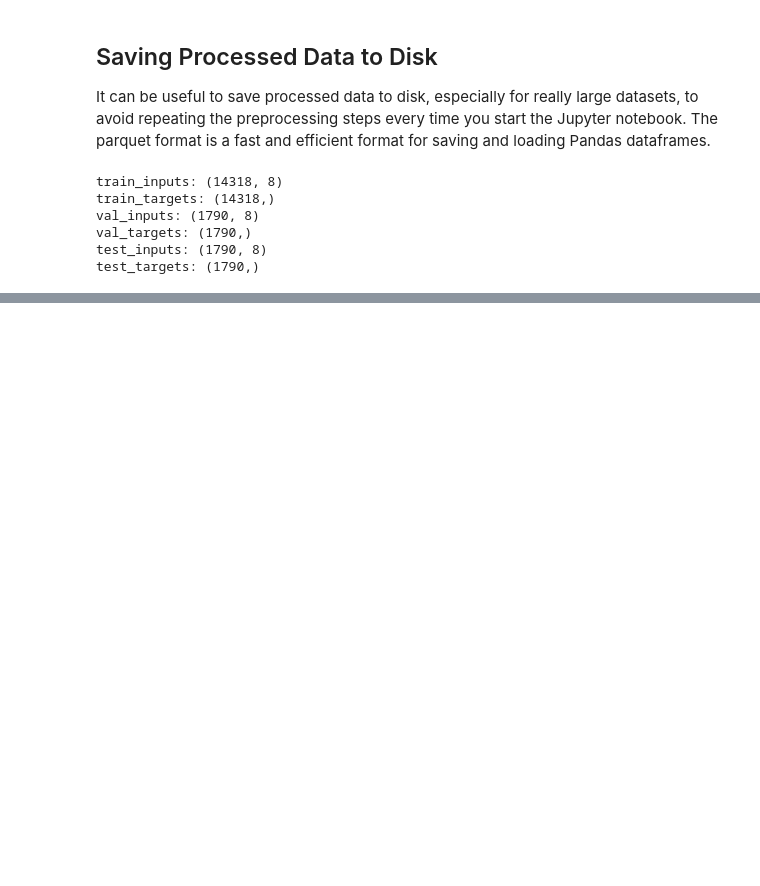
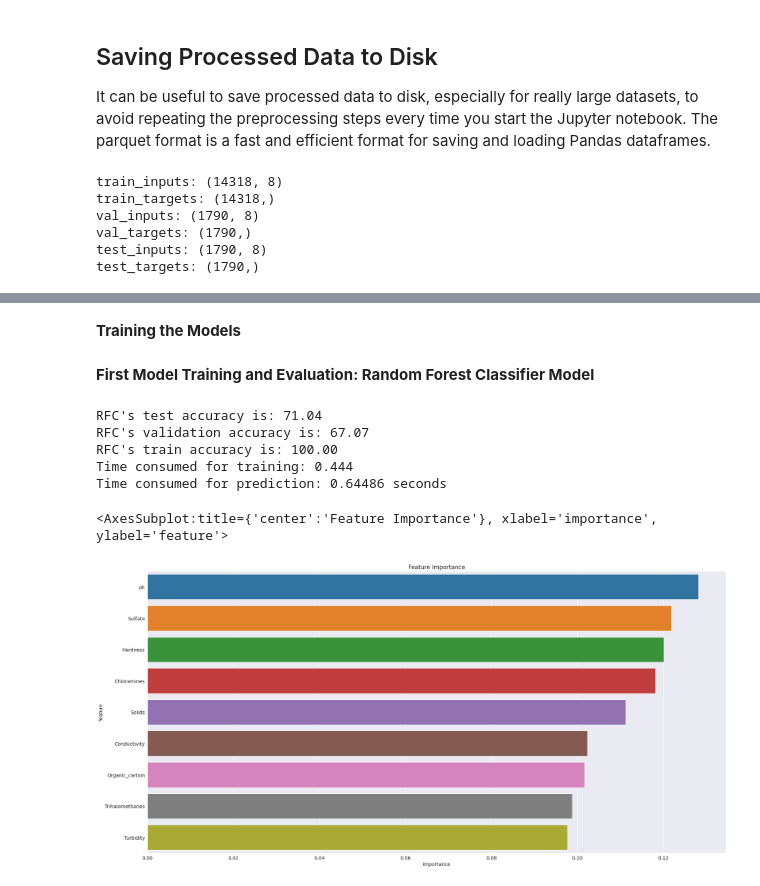
Before and after one commit to Rey-commits/AI-Computer_Vision_Projects, a Jupyter notebook: 11_Pulsar_Star_Prediction/Pulsar_Star_Prediction.ipynb, the cells around one changed output, grey strips where cells are left out. Saved outputs shown, nothing was run; the diff lists cells and outputs as text; code cells hidden in the pictures; blank space fills up the shorter version.

```diff
--- a/11_Pulsar_Star_Prediction/Pulsar_Star_Prediction.ipynb
+++ b/11_Pulsar_Star_Prediction/Pulsar_Star_Prediction.ipynb
@@ -369,0 +380,10 @@ test_inputs.to_parquet('test_inputs.parquet')
+# %%
+%%time
+
+train_inputs = pd.read_parquet('train_inputs.parquet')
+val_inputs = pd.read_parquet('val_inputs.parquet')
+test_inputs = pd.read_parquet('test_inputs.parquet')
+
+train_targets = pd.read_parquet('train_targets.parquet')[target_col]
+val_targets = pd.read_parquet('val_targets.parquet')[target_col]
+test_targets = pd.read_parquet('test_targets.parquet')[target_col]
@@ -369,0 +409,4 @@ test_inputs.to_parquet('test_inputs.parquet')
+# %% [markdown]
+<strong>Training the Models</strong>
+# %% [markdown]
+<strong>First Model Training and Evaluation: Random Forest Classifier Model</strong>
@@ -369,0 +415,43 @@ test_inputs.to_parquet('test_inputs.parquet')
+# %%
+RFC_model = RandomForestClassifier(n_jobs=-1, random_state=42)
+# %%
+import time
+training_start = time.perf_counter()
+RFC_model.fit(train_inputs[numeric_cols], train_targets)
+training_end = time.perf_counter()
+
+prediction_start = time.perf_counter()
+train_preds = RFC_model.predict(train_inputs)
+test_preds = RFC_model.predict(test_inputs)
+val_preds = RFC_model.predict(val_inputs)
+prediction_end = time.perf_counter()
+
+test_accuracy_RFC = (test_preds == test_targets).sum().astype(float)/len(test_preds)*100
+val_accuracy_RFC = (val_preds == val_targets).sum().astype(float)/len(val_preds)*100
+train_accuracy_RFC = (train_preds == train_targets).sum().astype(float)/len(train_preds)*100
+
+RFC_train_time = training_end - training_start
+RFC_prediction_time = prediction_end - prediction_start
+print("RFC's test accuracy is: %3.2f" % (test_accuracy_RFC))
+print("RFC's validation accuracy is: %3.2f" % (val_accuracy_RFC))
+print("RFC's train accuracy is: %3.2f" % (train_accuracy_RFC))
+print("Time consumed for training: %4.3f" % (RFC_train_time))
+print("Time consumed for prediction: %6.5f seconds" % (RFC_prediction_time))
+# %% [output]
+RFC's test accuracy is: 71.04
+RFC's validation accuracy is: 67.07
+RFC's train accuracy is: 100.00
+Time consumed for training: 0.444
+Time consumed for prediction: 0.64486 seconds
+# %%
+plt.figure(figsize=(30,15))
+
+importance_df = pd.DataFrame({
+    "feature": train_inputs.columns,
+    "importance": RFC_model.feature_importances_
+}).sort_values("importance", ascending=False)
+plt.title("Feature Importance")
+sns.barplot(data=importance_df.head(10), x="importance", y="feature")
+# %% [output]
+<AxesSubplot:title={'center':'Feature Importance'}, xlabel='importance', ylabel='feature'>
+[figure, added]
```
Also changed, not shown: parts of 7 cells of this notebook, 3 other files.
